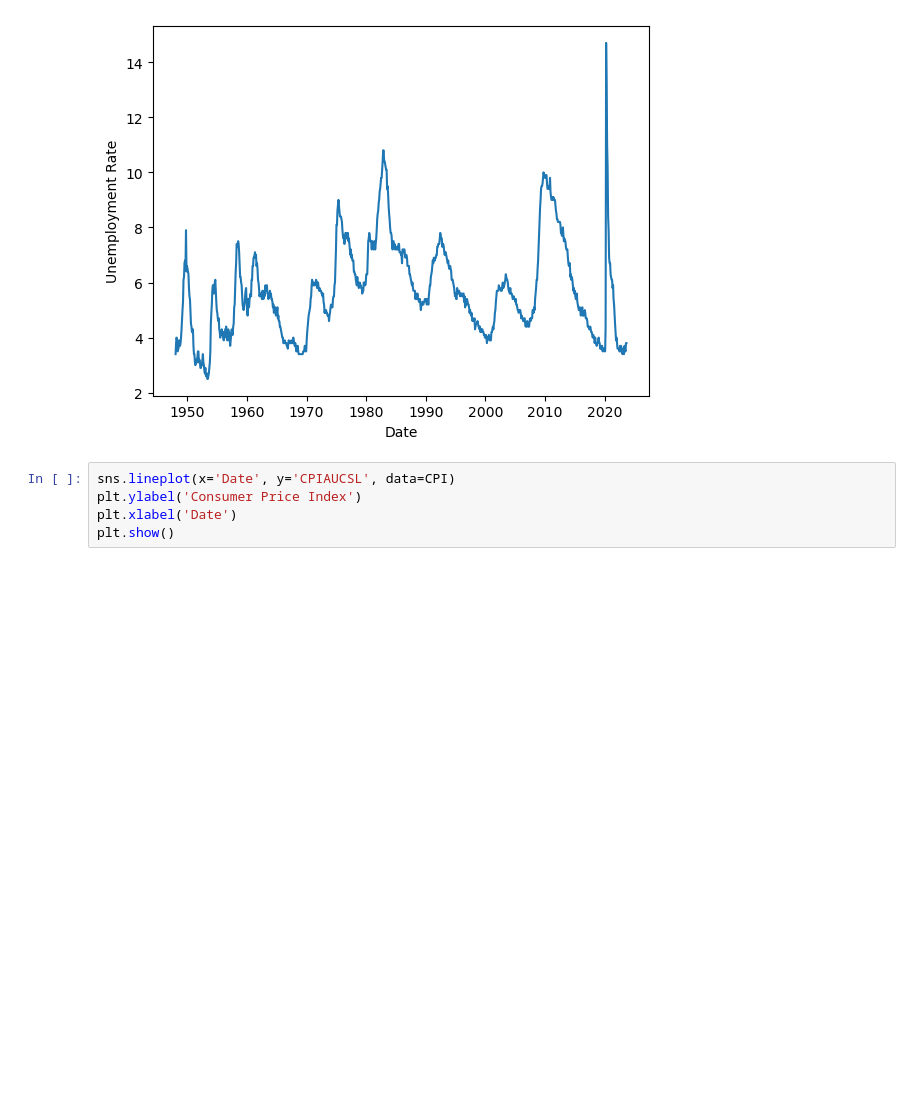
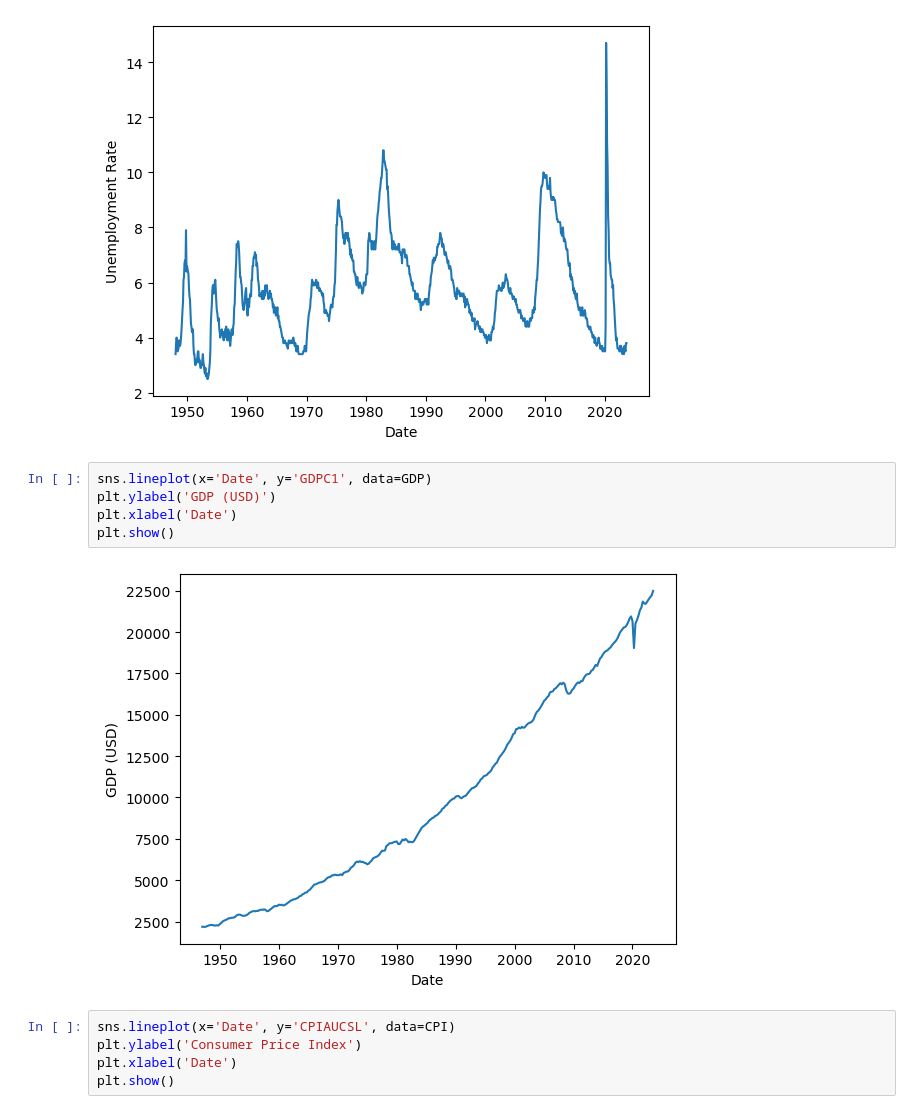
Before and after one commit to emilyheraty/cs216financeproject, a Jupyter notebook: proj.ipynb, the cells around one changed output. Cells and saved outputs as stored; diff of their text form; blank space fills up the shorter version.

```diff
--- a/proj.ipynb
+++ b/proj.ipynb
@@ -80,6 +80,13 @@ plt.xlabel('Date')
 plt.show()
 # %% [output]
 [figure]
+# %%
+sns.lineplot(x='Date', y='GDPC1', data=GDP)
+plt.ylabel('GDP (USD)')
+plt.xlabel('Date')
+plt.show()
+# %% [output]
+[figure, added]
 # %%
 sns.lineplot(x='Date', y='CPIAUCSL', data=CPI)
 plt.ylabel('Consumer Price Index')
```
Also changed, not shown: parts of 3 cells of this notebook, 1 other file.
